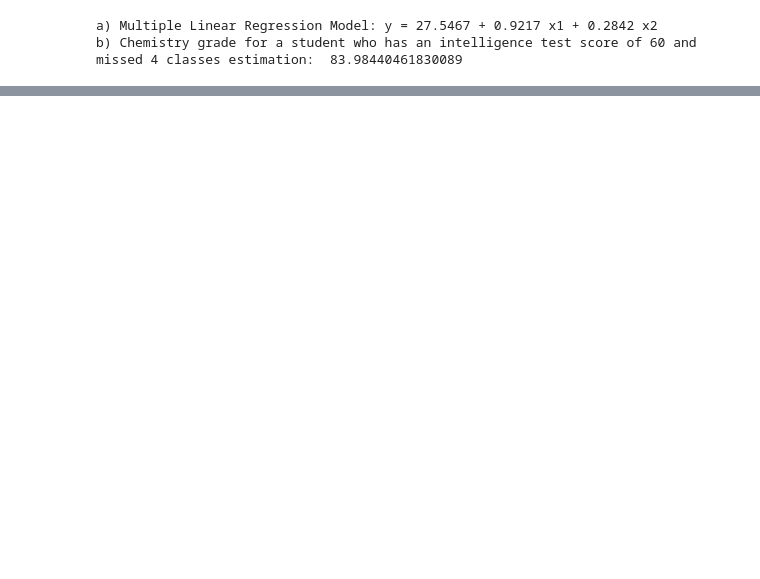
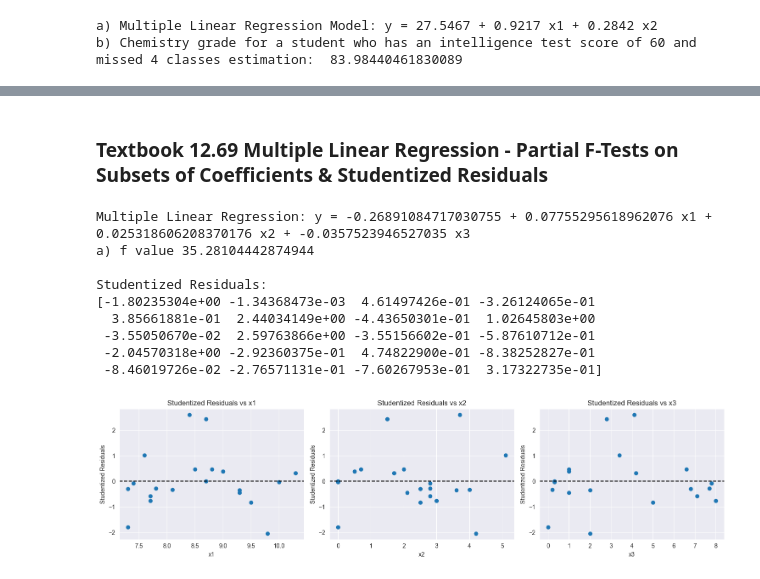
Before and after one commit to JotaN98/MScDataScience_AI, a Jupyter notebook: Statistics/Textbook_Exercises.ipynb, the cells around one changed output, grey strips where cells are left out. Saved outputs shown, nothing was run; the diff lists cells and outputs as text; code cells hidden in the pictures; blank space fills up the shorter version.

```diff
--- a/Statistics/Textbook_Exercises.ipynb
+++ b/Statistics/Textbook_Exercises.ipynb
@@ -124,0 +165,63 @@ b) Chemistry grade for a student who has an intelligence test score of 60 and mi
+# %% [markdown]
+### Textbook 12.69 Multiple Linear Regression - Partial F-Tests on Subsets of Coefficients & Studentized Residuals
+# %%
+y = [0.2220,0.3950,0.4220,0.4370,0.4280,0.4670,0.4440,0.3780,0.4940,0.4560,0.4520,0.1120,0.4320,0.1010,0.2320,0.3060,0.0923,0.1160,0.0764,.4390]
+x1 = [7.3, 8.7, 8.8, 8.1, 9.0, 8.7, 9.3, 7.6, 10.0, 8.4, 9.3, 7.7, 9.8, 7.3, 8.5, 9.5, 7.4, 7.8, 7.7, 10.3]
+x2 = [0.0, 0.0, 0.7, 4.0, 0.5, 1.5, 2.1, 5.1, 0.0, 3.7, 3.6, 2.8, 4.2, 2.5, 2.0, 2.5, 2.8, 2.8, 3.0, 1.7]
+x3 = [0.0, 0.3, 1.0, 0.2, 1.0, 2.8, 1.0, 3.4, 0.3, 4.1, 2.0, 7.1, 2.0, 6.8, 6.6, 5.0, 7.8, 7.7, 8.0, 4.2]
+
+y = np.array(y)
+X = np.array([x1, x2, x3]).T
+
+X = sm.add_constant(X)
+model = sm.OLS(y, X).fit()
+
+print(f"Multiple Linear Regression: y = {model.params[0]} + {model.params[1]} x1 + {model.params[2]} x2 + {model.params[3]} x3")
+
+print("a) f value", model.fvalue)
+
+# Producing studentized residual
+#stud_res = model.outlier_test()
+stud_resid = model.get_influence().resid_studentized_external
+
+print("\nStudentized Residuals:")
+print(stud_resid)
+#print(model.outlier_test())
+
+# Create subplots for all three predictors
+fig, axes = plt.subplots(1, 3, figsize=(15, 4))
+
+# Plot vs x1
+axes[0].scatter(x1, stud_resid)
+axes[0].axhline(y=0, color='black', linestyle='--')
+axes[0].set_xlabel('x1')
+axes[0].set_ylabel('Studentized Residuals')
+axes[0].set_title('Studentized Residuals vs x1')
+
+# Plot vs x2
+axes[1].scatter(x2, stud_resid)
+axes[1].axhline(y=0, color='black', linestyle='--')
+axes[1].set_xlabel('x2')
+axes[1].set_ylabel('Studentized Residuals')
+axes[1].set_title('Studentized Residuals vs x2')
+
+# Plot vs x3
+axes[2].scatter(x3, stud_resid)
+axes[2].axhline(y=0, color='black', linestyle='--')
+axes[2].set_xlabel('x3')
+axes[2].set_ylabel('Studentized Residuals')
+axes[2].set_title('Studentized Residuals vs x3')
+
+plt.tight_layout()
+plt.show()
+# %% [output]
+Multiple Linear Regression: y = -0.26891084717030755 + 0.07755295618962076 x1 + 0.025318606208370176 x2 + -0.0357523946527035 x3
+a) f value 35.28104442874944
+
+Studentized Residuals:
+[-1.80235304e+00 -1.34368473e-03  4.61497426e-01 -3.26124065e-01
+  3.85661881e-01  2.44034149e+00 -4.43650301e-01  1.02645803e+00
+ -3.55050670e-02  2.59763866e+00 -3.55156602e-01 -5.87610712e-01
+ -2.04570318e+00 -2.92360375e-01  4.74822900e-01 -8.38252827e-01
+ -8.46019726e-02 -2.76571131e-01 -7.60267953e-01  3.17322735e-01]
+[figure, added]
```
Also changed, not shown: parts of 30 cells of this notebook.
